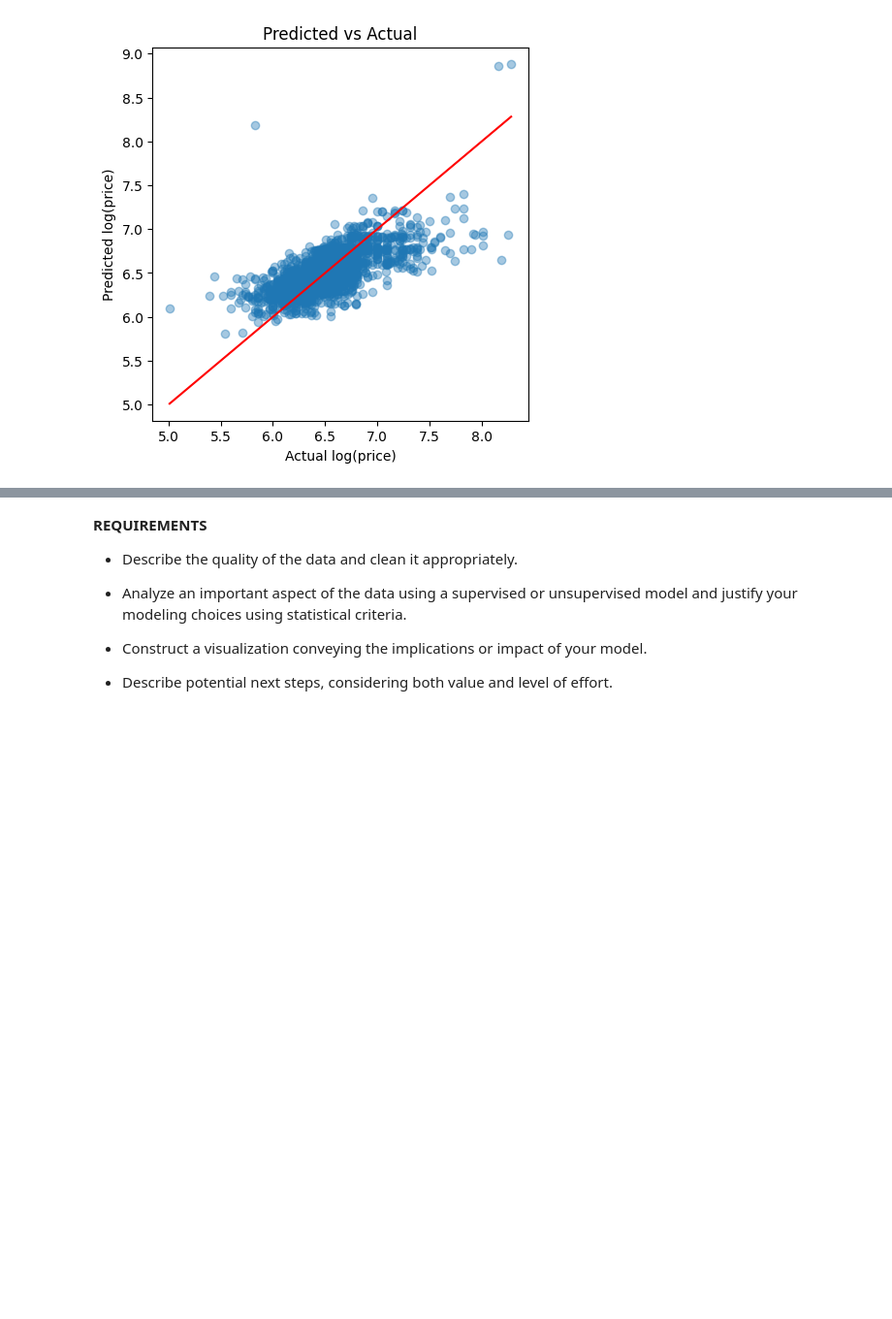
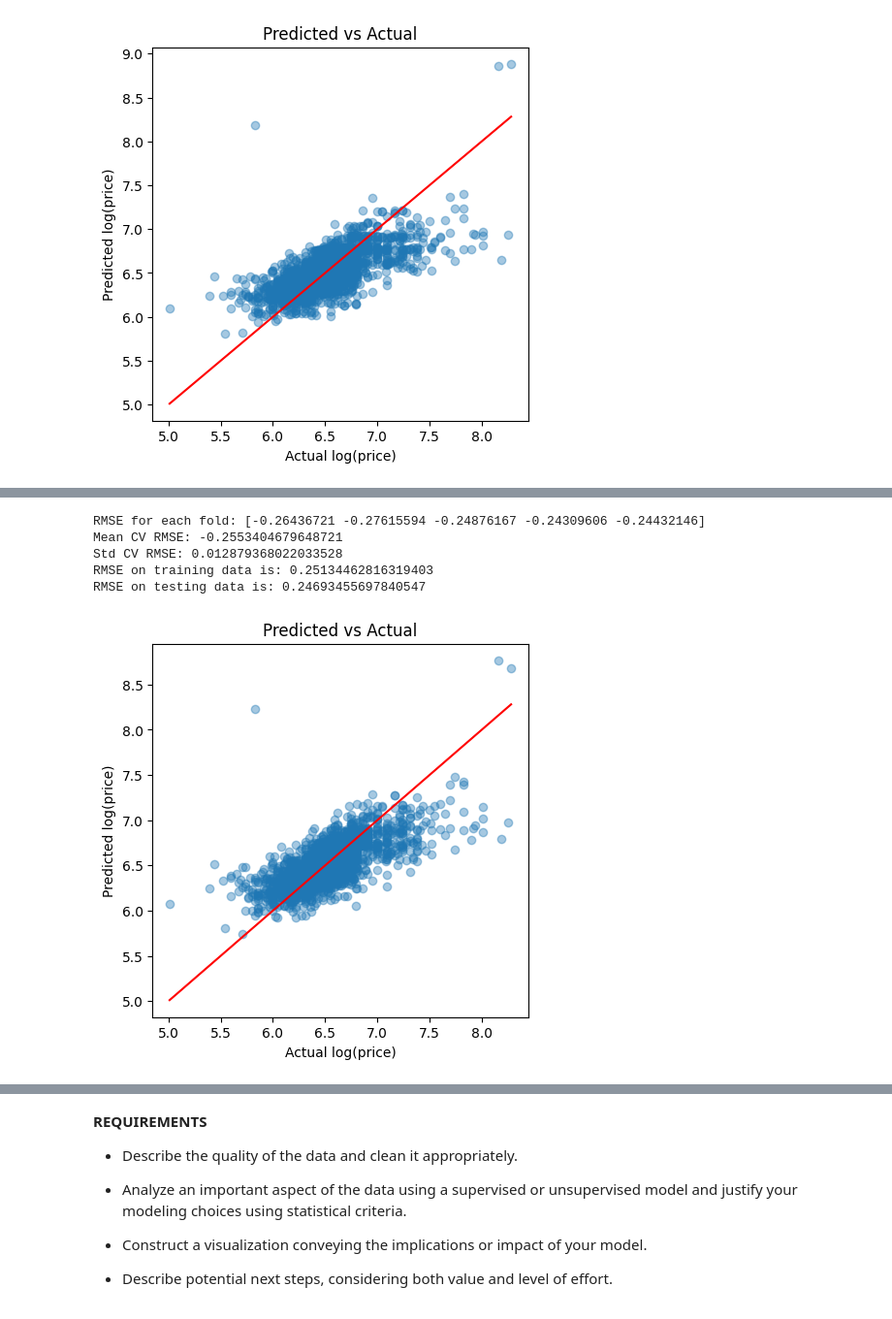
Before and after one commit to milidshah/Australian-Rental-Market-Mili, a Jupyter notebook: AustralianRentalMarket.ipynb, the cells around one changed output, grey strips where cells are left out. Shown at 97% size. Cells and saved outputs as stored; diff of their text form; code cells hidden in the pictures; blank space fills up the shorter version.

```diff
--- a/AustralianRentalMarket.ipynb
+++ b/AustralianRentalMarket.ipynb
@@ -211,3 +250,66 @@ plt.show()
+# %%
+# add vectors as features to linear regression model
+
+# add amenities features to X
+X = np.hstack([X, X_amenities])
+
+# split data
+X_train, X_test, y_train, y_test = train_test_split(
+    X,y,test_size=0.3,random_state=47)
+
+# cross validation in training
+cv = KFold(n_splits=5, shuffle=True, random_state=47)
+model = LinearRegression()
+
+rmse_scores = cross_val_score(
+    model,
+    X_train,
+    y_train,
+    cv=cv,
+    scoring="neg_root_mean_squared_error"
+)
+
+print("RMSE for each fold:", rmse_scores)
+print("Mean CV RMSE:", rmse_scores.mean())
+print("Std CV RMSE:", rmse_scores.std())
+
+# fit model
+model.fit(X_train, y_train)
+
+# use model to predict
+y_pred_test = model.predict(X_test)
+y_pred_train = model.predict(X_train)
+
+# RMSE on training data
+RMSE_train = root_mean_squared_error(y_train, y_pred_train)
+print(f"RMSE on training data is: {RMSE_train}")
+
+# RMSE on testing data
+RMSE_test = root_mean_squared_error(y_test, y_pred_test)
+print(f"RMSE on testing data is: {RMSE_test}")
+
+# plot model performance
+y_pred = model.predict(X_test)
+
+plt.figure(figsize=(5,5))
+plt.scatter(y_test, y_pred, alpha=0.4)
+
+# ideal prediction line
+plt.plot([y_test.min(), y_test.max()],
+         [y_test.min(), y_test.max()],
+         color='red')
+
+plt.xlabel("Actual log(price)")
+plt.ylabel("Predicted log(price)")
+plt.title("Predicted vs Actual")
+plt.show()
+# %% [output]
+RMSE for each fold: [-0.26436721 -0.27615594 -0.24876167 -0.24309606 -0.24432146]
+Mean CV RMSE: -0.2553404679648721
+Std CV RMSE: 0.012879368022033528
+RMSE on training data is: 0.25134462816319403
+RMSE on testing data is: 0.24693455697840547
+[figure, added]
 # %% [markdown]
 Assumptions:
 There was one duplicate row. I dropped it because felt duplicate listing could
```
Also changed, not shown: parts of 6 cells of this notebook.
